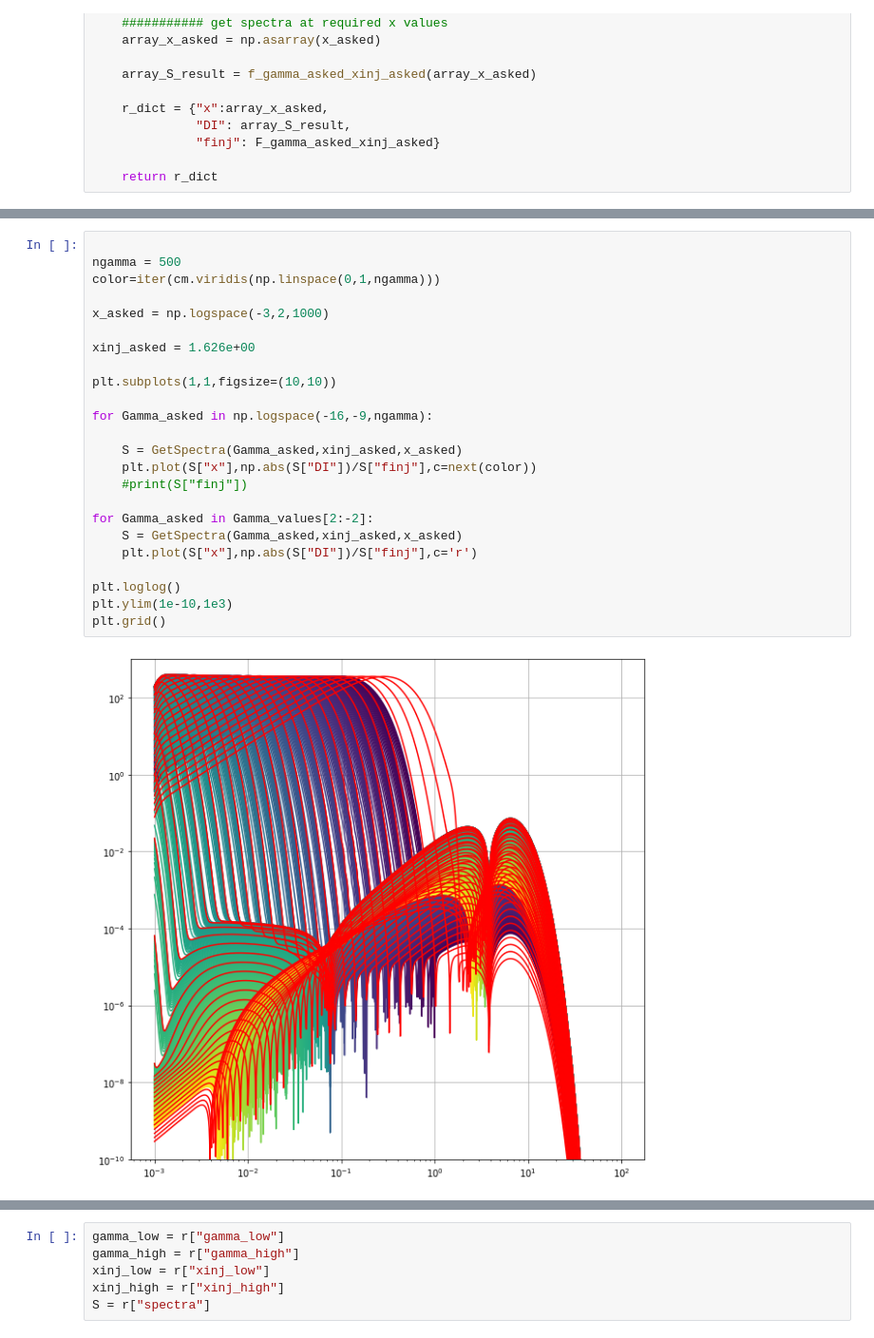
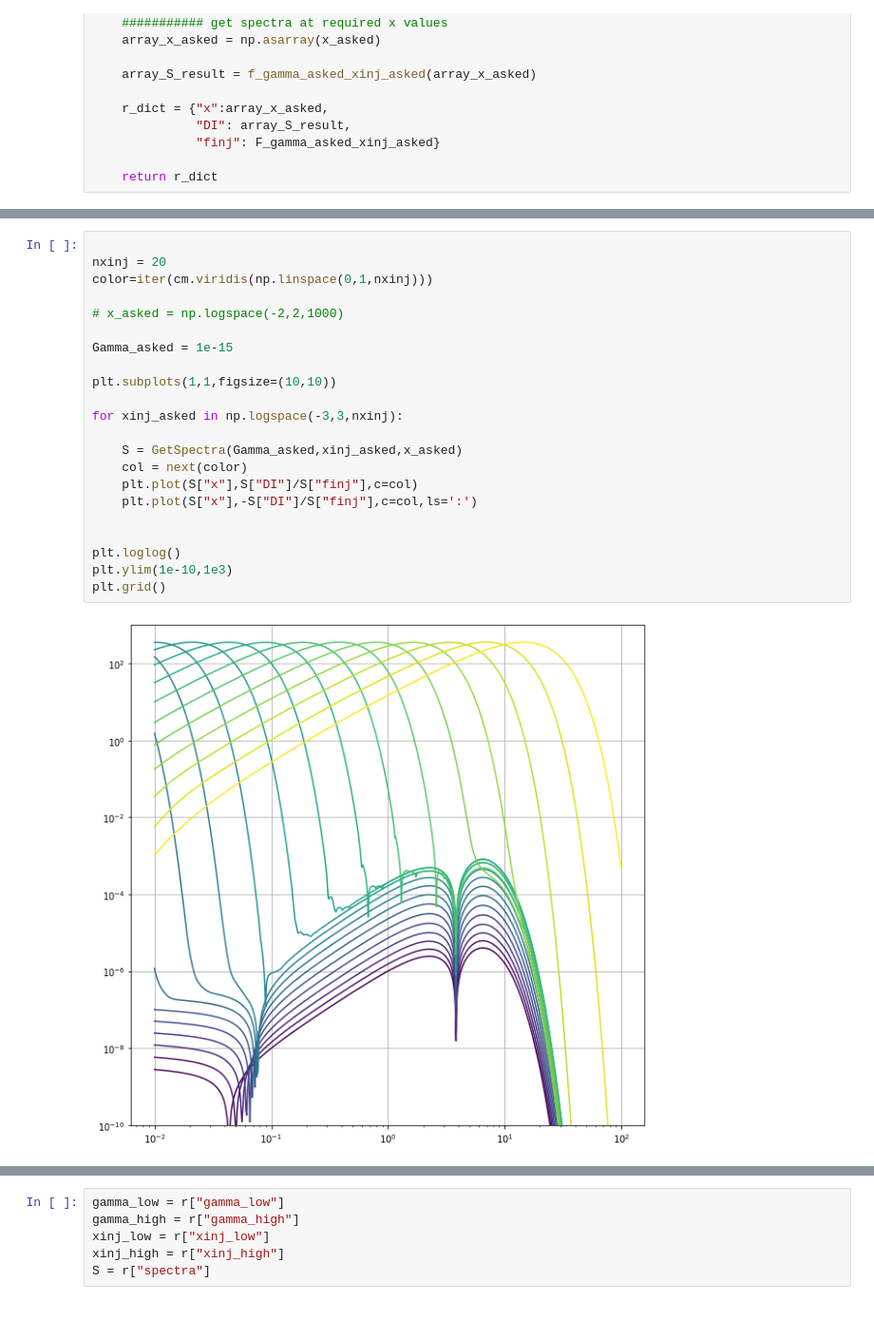
Before and after one commit to CMBSPEC/specdist, a Jupyter notebook: pispec/pispec_nb_tests.ipynb, the cells around one changed output, grey strips where cells are left out. Shown at 95% size. Drawn from its saved outputs; the diff is of its cells as text.

```diff
--- a/pispec/pispec_nb_tests.ipynb
+++ b/pispec/pispec_nb_tests.ipynb
@@ -257,26 +524,24 @@ def GetSpectra(Gamma_inj_asked,x_inj_asked,x_asked):
 # %%
 
-ngamma = 500
-color=iter(cm.viridis(np.linspace(0,1,ngamma)))
+nxinj = 20
+color=iter(cm.viridis(np.linspace(0,1,nxinj)))
 
-x_asked = np.logspace(-3,2,1000)
+# x_asked = np.logspace(-2,2,1000)
 
-xinj_asked = 1.626e+00
+Gamma_asked = 1e-15
 
 plt.subplots(1,1,figsize=(10,10))
 
-for Gamma_asked in np.logspace(-16,-9,ngamma):
+for xinj_asked in np.logspace(-3,3,nxinj):
 
     S = GetSpectra(Gamma_asked,xinj_asked,x_asked)
-    plt.plot(S["x"],np.abs(S["DI"])/S["finj"],c=next(color))
-    #print(S["finj"])
+    col = next(color)
+    plt.plot(S["x"],S["DI"]/S["finj"],c=col)
+    plt.plot(S["x"],-S["DI"]/S["finj"],c=col,ls=':')
 
-for Gamma_asked in Gamma_values[2:-2]:
-    S = GetSpectra(Gamma_asked,xinj_asked,x_asked)
-    plt.plot(S["x"],np.abs(S["DI"])/S["finj"],c='r')
 
 plt.loglog()
 plt.ylim(1e-10,1e3)
 plt.grid()
 # %% [output]
-[figure, old version]
+[figure, new version]
```
Also changed, not shown: parts of 6 cells of this notebook, 1 other file.
